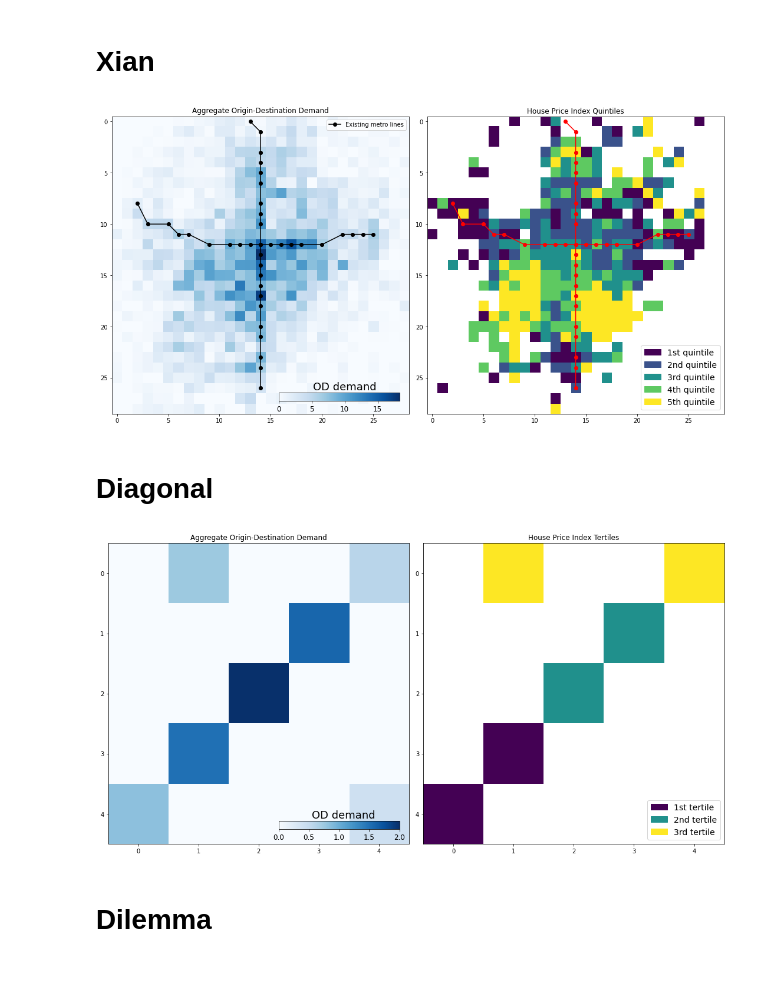
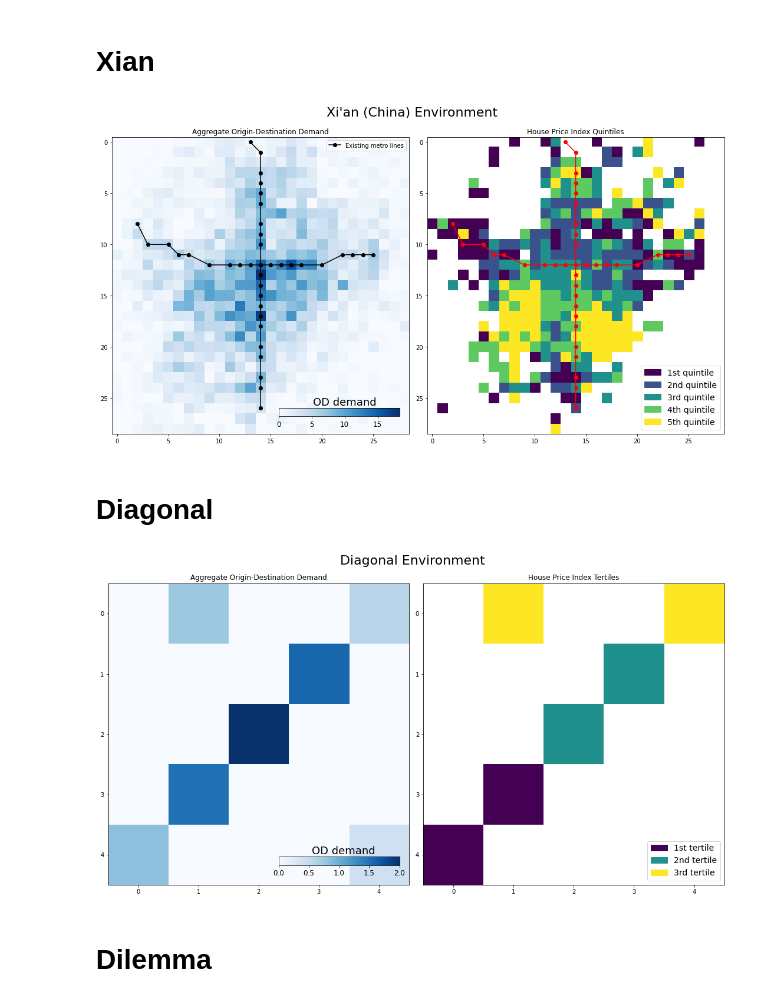
Before and after one commit to dimichai/fair-network-expansion, a Jupyter notebook: environments/plotter.ipynb, the cells around one changed output. Drawn from its saved outputs; the diff is of its cells as text; code cells hidden in the pictures; blank space fills up the shorter version.

Commit message:
update plots for report

```diff
--- a/environments/plotter.ipynb
+++ b/environments/plotter.ipynb
@@ -78,42 +78,42 @@ ams_groups = calculate_price_groups(amsterdam, 5)
 # def get_cax(ax):
 #     divider = make_axes_locatable(ax)
 #     return divider.append_axes('right', size='5%', pad=0.1)
-
+plt.rc('font', size=15)
 fig, axs = plt.subplots(1, 2, figsize=(15, 10))
 
 im0 = axs[0].imshow(xian_od, cm.get_cmap('Blues'))
 axs[0].set_title('Aggregate Origin-Destination Demand')
-cax = fig.add_axes([0.29, 0.18, 0.19, 0.02])
+cax = fig.add_axes([0.29, 0.17, 0.19, 0.02])
 cbar = fig.colorbar(im0, cax=cax, orientation='horizontal')
 # cbar.set_label('test', horizontalalignment='right')
 cax.text(5.2,1.3, 'OD demand', fontsize=18)
 cax.tick_params(labelsize=12)
 
 im1 = axs[1].imshow(xian_groups, cm.get_cmap('viridis'))
 labels = ['1st quintile', '2nd quintile', '3rd quintile', '4th quintile', '5th quintile']
 values = (np.unique(xian_groups[~np.isnan(xian_groups)]))
 colors = [ im1.cmap(im1.norm(value)) for value in values]
 patches = [ mpatches.Patch(color=colors[i], label=labels[i] ) for i in range(len(labels)) ]
 axs[1].legend(handles=patches, loc="lower right", prop={'size': 14})
 axs[1].set_title('House Price Index Quintiles')
 # fig.colorbar(im1, cax=get_cax(axs[1]), orientation='vertical')
 
 for i, l in enumerate(xian.existing_lines):
     l_v = xian.vector_to_grid(l.T).cpu()
     # Note here we reverse the dimensions because on scatter plots the horizontal axis is the x axis.
     label = "_no_legend"
     if i == 0:
         label = "Existing metro lines"
 
     axs[0].plot(l_v[1], l_v[0], '-ok', label=label)
     axs[1].plot(l_v[1], l_v[0], '-or', label=label)
 
 axs[0].legend()
 
-# fig.suptitle("Xi'an (China) Environment", y=0.9)
+fig.suptitle("Xi'an (China) Environment", y=0.9, fontsize=22)
 fig.tight_layout()
 # %% [output]
-[figure, old version]
+[figure, new version]
 # %% [markdown]
 # Diagonal
 # %%
@@ -121,7 +121,7 @@ fig, axs = plt.subplots(1, 2, figsize=(15, 10))
 
 im0 = axs[0].imshow(diagonal_od, cm.get_cmap('Blues'))
 axs[0].set_title('Aggregate Origin-Destination Demand')
-cax = fig.add_axes([0.29, 0.18, 0.19, 0.02])
+cax = fig.add_axes([0.29, 0.17, 0.19, 0.02])
 cbar = fig.colorbar(im0, cax=cax, orientation='horizontal')
 # cbar.set_label('test', horizontalalignment='right')
 cax.text(0.55,1.3, 'OD demand', fontsize=18)
@@ -135,9 +135,10 @@ patches = [ mpatches.Patch(color=colors[i], label=labels[i] ) for i in range(len
 axs[1].legend(handles=patches, loc="lower right", prop={'size': 14})
 axs[1].set_title('House Price Index Tertiles')
 
+fig.suptitle("Diagonal Environment", y=0.9, fontsize=22)
 fig.tight_layout()
 # %% [output]
-[figure, old version]
+[figure, new version]
 # %% [markdown]
 # Dilemma
 # %%
```
Also changed, not shown: parts of 3 cells of this notebook.
